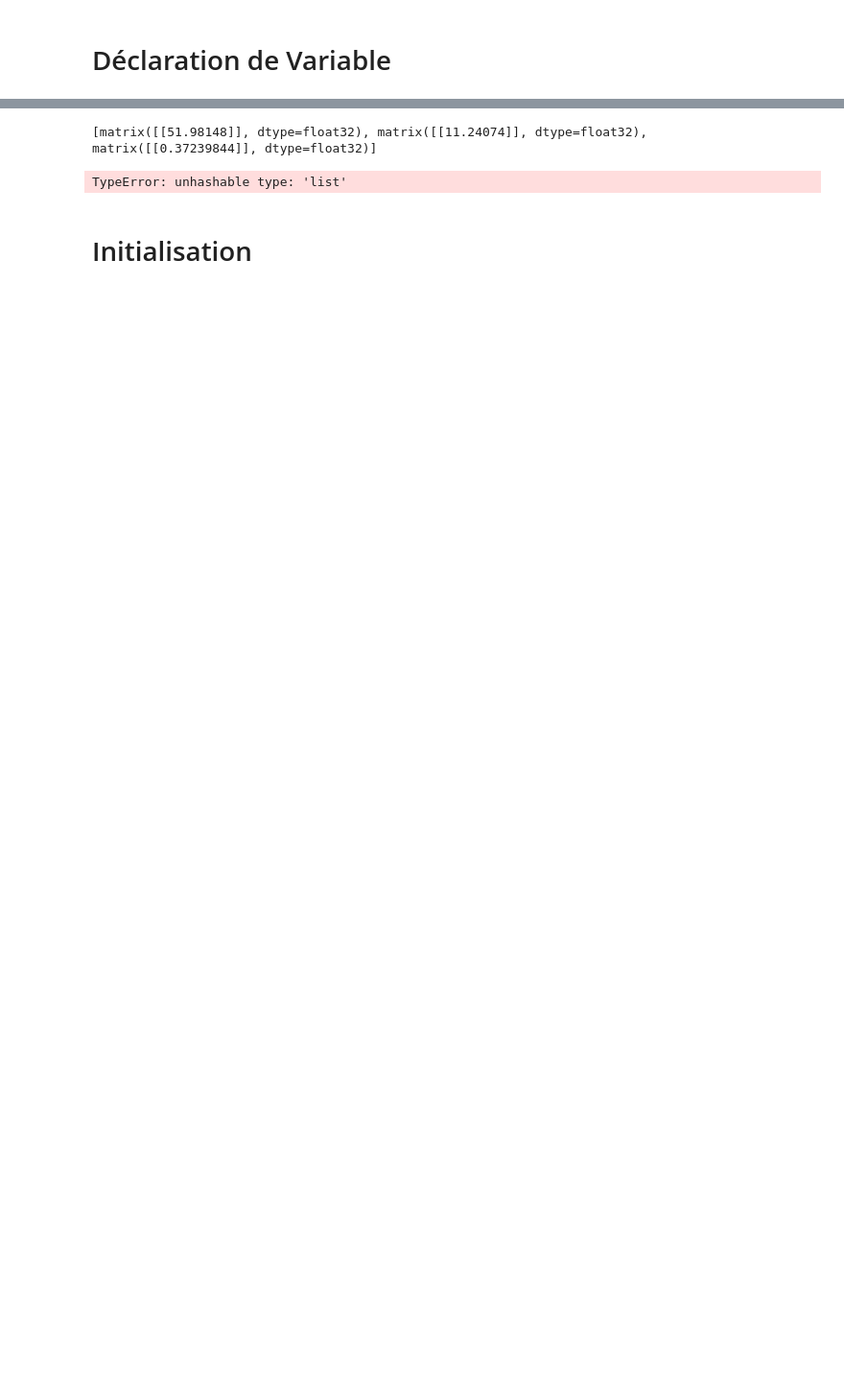
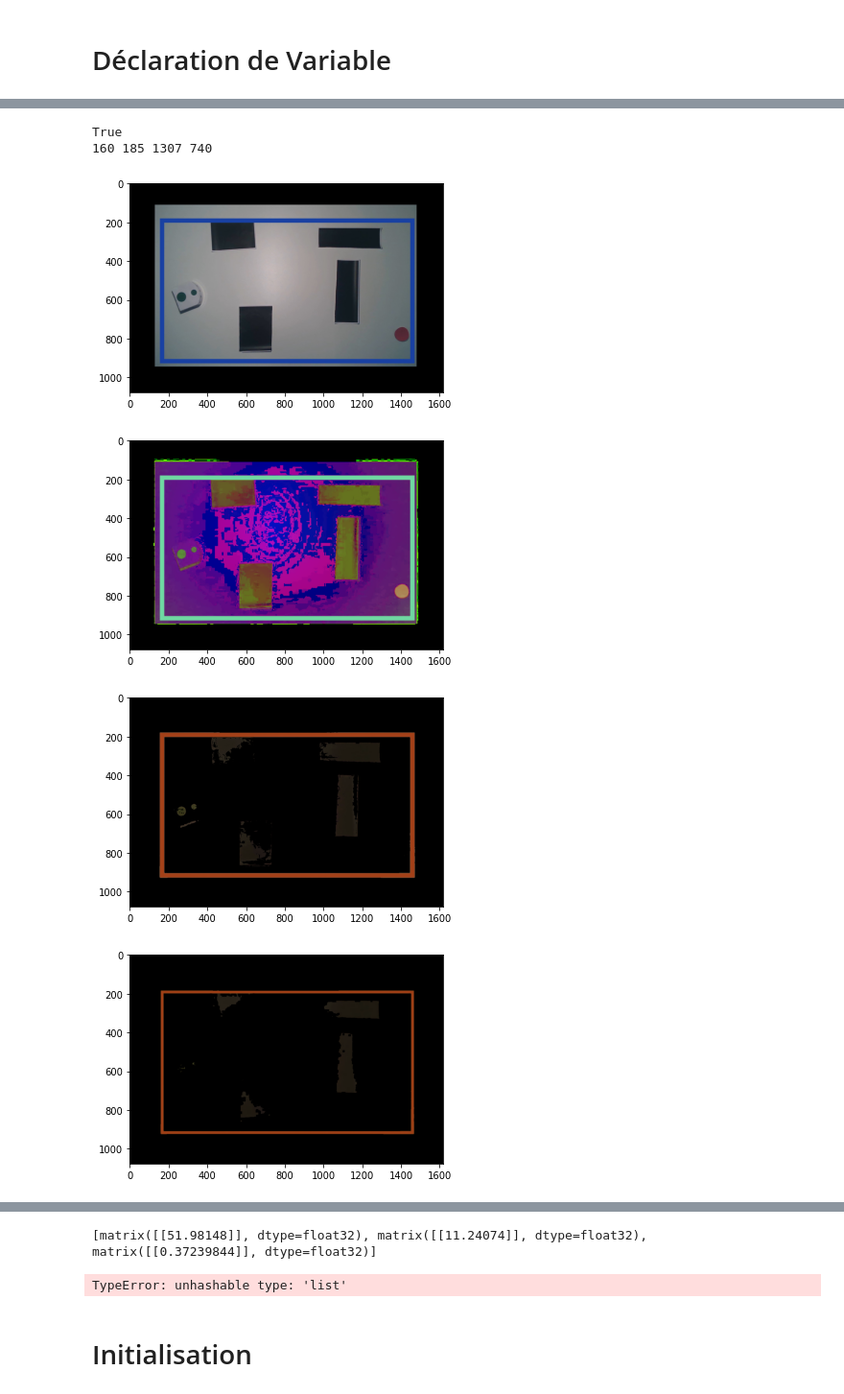
Before and after one commit to Batou1406/Mobile-Robotics-Project, a Jupyter notebook: main.ipynb, the cells around one changed output, grey strips where cells are left out. Shown: that part at 96% size. Cells and saved outputs as stored; diff of their text form; code cells hidden in the pictures; blank space fills up the shorter version.

Commit message:
vision and shorthestpath final version

```diff
--- a/main.ipynb
+++ b/main.ipynb
@@ -33,0 +31,26 @@ kalmanFilter.setState(vision.robotDetection())
+# %%
+vision=VisionClass((139,90))
+# %%
+succes = vision.initialize()
+print(succes)
+
+plt.imshow(cv2.cvtColor(vision.image,cv2.COLOR_BGR2RGB))
+plt.figure()
+plt.imshow(vision.map)
+plt.figure()
+plt.imshow(vision.mask)
+plt.figure()
+plt.imshow(vision.erode)
+plt.figure()
+plt.imshow(vision.gray)
+plt.figure()
+plt.imshow(vision.binary)
+
+print(vision.cornerX,vision.cornerY,vision.ratioX,vision.ratioY)
+# %% [output]
+True
+160 185 1307 740
+[figure, added]
+[figure, added]
+[figure, added]
+[figure, added]
```
Also changed, not shown: parts of 7 cells of this notebook, 5 other files.
